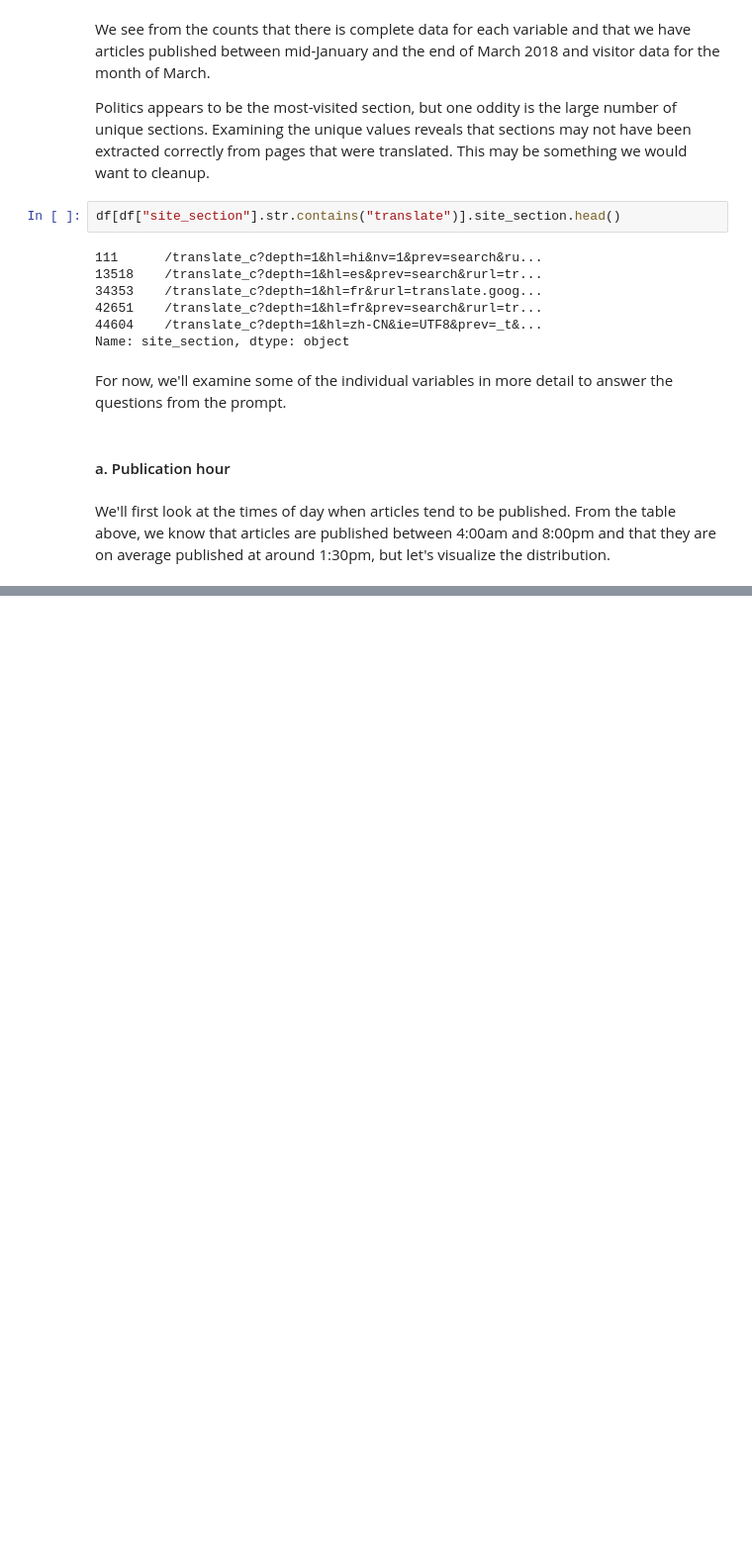
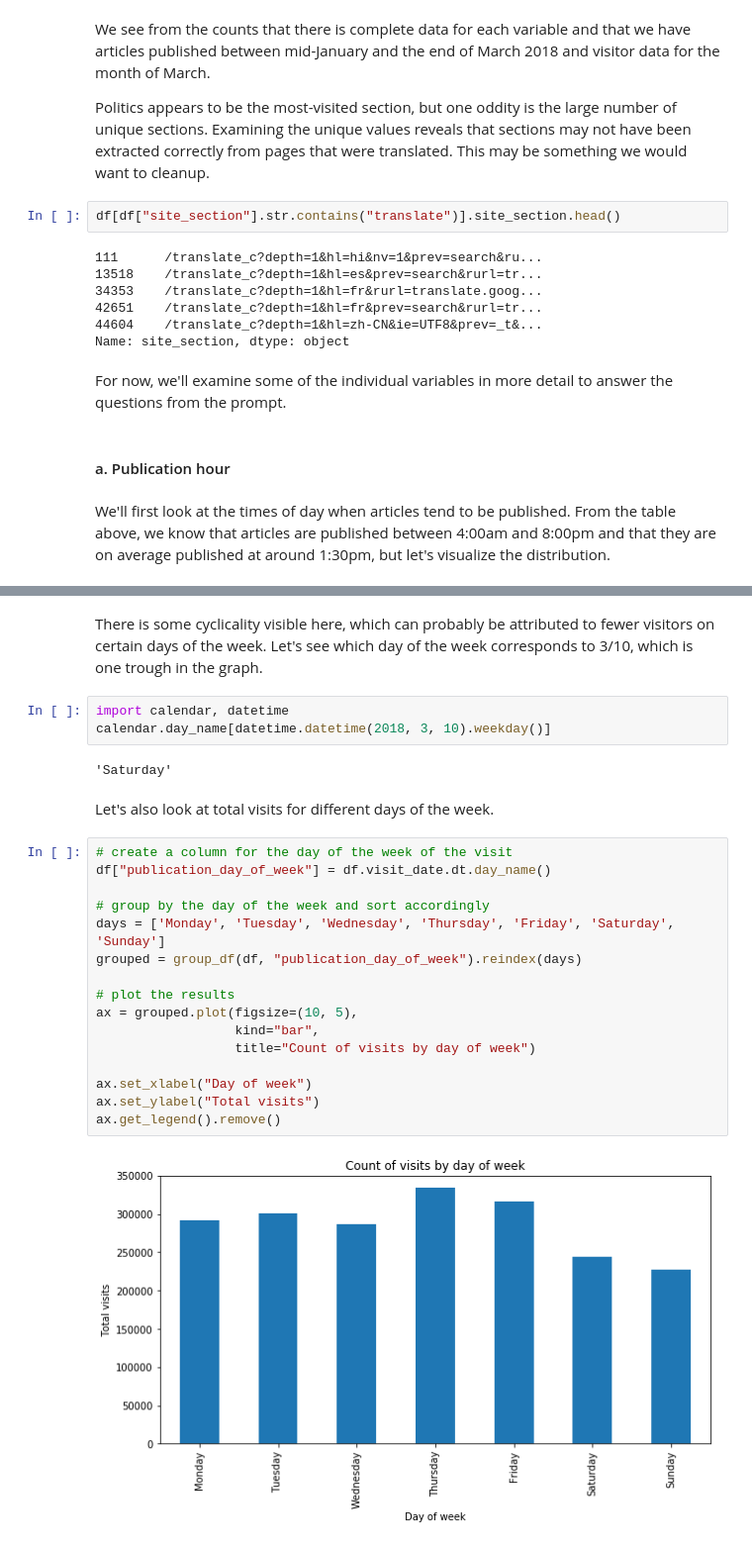
Before and after one commit to dan55/atlantic-elkin, a Jupyter notebook: analysis.ipynb, the cells around one changed output, grey strips where cells are left out. Shown at 99% size. Drawn from its saved outputs; the diff is of its cells as text; blank space fills up the shorter version.

```diff
--- a/analysis.ipynb
+++ b/analysis.ipynb
@@ -174,0 +144,27 @@ ax.set_ylim(0, 200000)
+# %% [markdown]
+There is some cyclicality visible here, which can probably be attributed to fewer visitors on certain days of the week. Let's see which day of the week corresponds to 3/10, which is one trough in the graph.
+# %%
+import calendar, datetime
+calendar.day_name[datetime.datetime(2018, 3, 10).weekday()]
+# %% [output]
+'Saturday'
+# %% [markdown]
+Let's also look at total visits for different days of the week.
+# %%
+# create a column for the day of the week of the visit
+df["publication_day_of_week"] = df.visit_date.dt.day_name()
+
+# group by the day of the week and sort accordingly
+days = ['Monday', 'Tuesday', 'Wednesday', 'Thursday', 'Friday', 'Saturday', 'Sunday']
+grouped = group_df(df, "publication_day_of_week").reindex(days)
+
+# plot the results
+ax = grouped.plot(figsize=(10, 5),
+                  kind="bar",
+                  title="Count of visits by day of week")
+
+ax.set_xlabel("Day of week")
+ax.set_ylabel("Total visits")
+ax.get_legend().remove()
+# %% [output]
+[figure, added]
```
Also changed, not shown: parts of 31 cells of this notebook, 1 other file.
